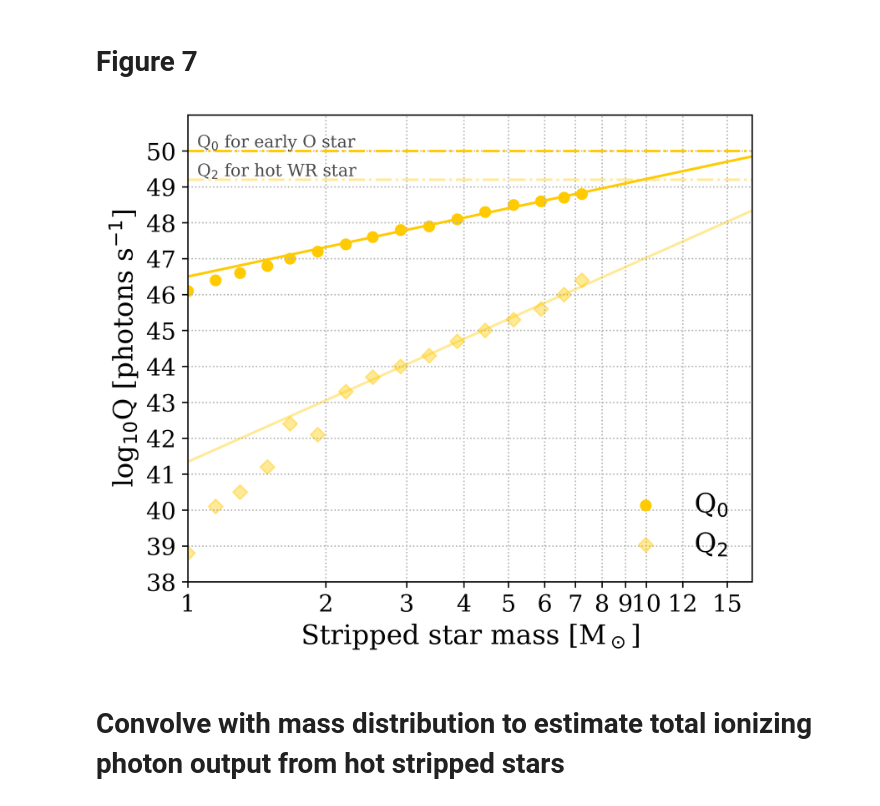
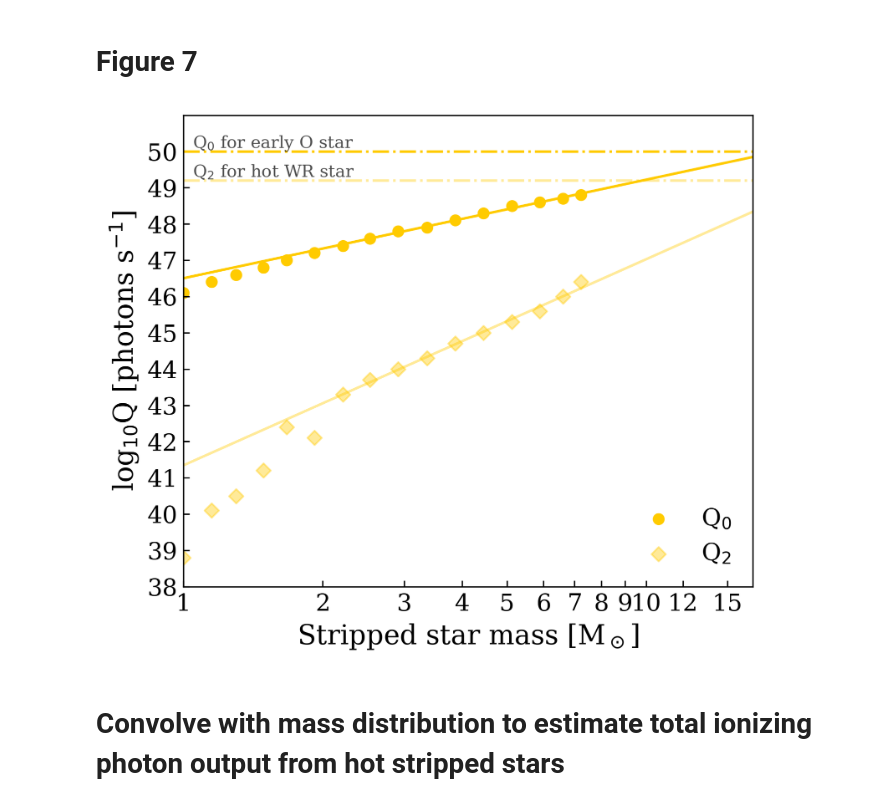
Before and after one commit to berylha/stripped-star-distribution, a Jupyter notebook: figures/Q_ionizing_photons.ipynb, the cells around one changed output. Cells and saved outputs as stored; diff of their text form; code cells hidden in the pictures.

```diff
--- a/figures/Q_ionizing_photons.ipynb
+++ b/figures/Q_ionizing_photons.ipynb
@@ -3,11 +3,9 @@ import numpy as np
 import matplotlib.pyplot as plt
 from scipy.optimize import curve_fit
 
-plt.rc('font', size=14, family='serif')
-plt.rc('axes', labelsize=16)
+plt.style.use('stylesheet.mplstyle')
 
 # Set color variables to make colors easier later
-darkblue = '#072448'
 lightblue = '#54d2d2'
 yellow = '#ffcb00'
 orange = '#f8aa4b'
@@ -25,7 +23,7 @@ def line(x, a, b):
 # %% [markdown]
 # Figure 7
 # %%
-fig, ax = plt.subplots(1, 1, dpi=600, figsize=(6, 5))
+fig, ax = plt.subplots(1, 1, figsize=(6, 5))
 
 # plot H-ionizing photons (Q0) as a function of mass
 ax.scatter(np.log10(Mstrip), log10_Q0, c=yellow, label=r'Q$_0$')
@@ -41,36 +39,36 @@ ax.scatter(np.log10(Mstrip), log10_Q2, c=yellow, alpha=0.4, marker='D', label=r'
 mask = (Mstrip > 2)
 popt2, pcov2 = curve_fit(line, np.log10(Mstrip[mask]), log10_Q2[mask])
 ax.plot(x, line(x, *popt2), c=yellow, ls='-', alpha=0.4)
 
 # axis formatting
 ax.set_xlabel(r'Stripped star mass [M$_\odot$]')
 ax.set_ylabel(r'log$_{10}$Q [photons s$^{-1}$]')
 
-ax.grid(ls=':')
+# ax.grid(ls=':')
 
 xticks = [*np.linspace(1, 10, 10), 12, 15]
 ax.set_xticks(np.log10(xticks))
 ax.set_xticklabels([str(int(x)) for x in xticks])
 
 yticks = np.linspace(38, 50, 13)
 ax.set_yticks(yticks)
 ax.set_yticklabels([str(int(y)) for y in yticks])
 
 ax.set_xlim(*x)
 ax.set_ylim(38, 51)
 
 # plot a horizontal line for Q2 for a hot WR star from Smith+02
 ax.axhline(49.2, c=yellow, ls='-.', alpha=0.4)
 ax.text(0.02, 49.3, r'Q$_2$ for hot WR star', fontsize=10, alpha=0.7)
 # plot a horizontal line for Q0 for an early O star from Smith+02
 ax.axhline(50, c=yellow, ls='-.')
 ax.text(0.02, 50.1, r'Q$_0$ for early O star', fontsize=10, alpha=0.7)
 
-plt.legend(frameon=False, fontsize=16)
+plt.legend()
 
 plt.savefig('Q_fit.png', bbox_inches='tight')
 # %% [output]
-[figure, old version]
+[figure, new version]
 # %% [markdown]
 # Convolve with mass distribution to estimate total ionizing photon output from hot stripped stars
 # %%
```
Also changed, not shown: parts of 4 cells of this notebook, 12 other files.
